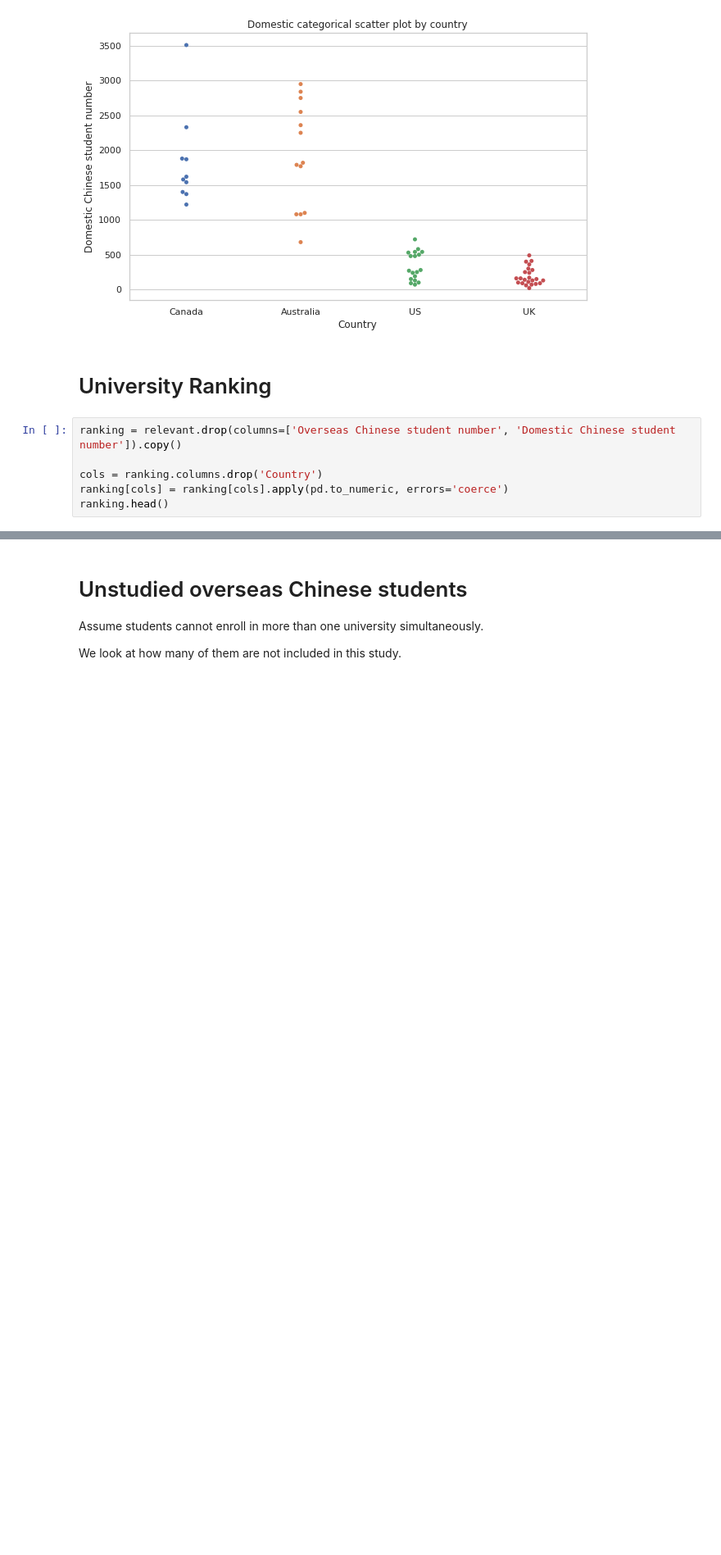
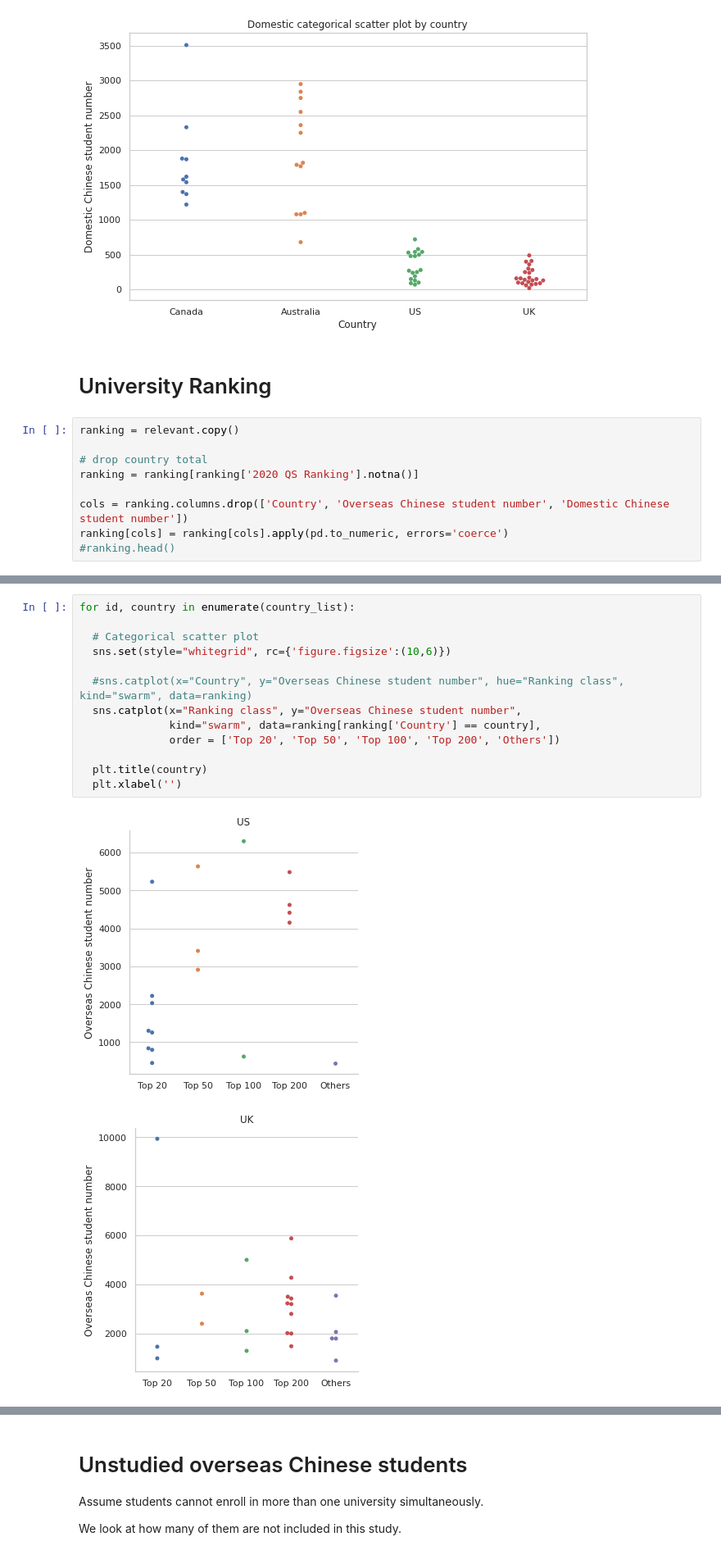
Before and after one commit to AndyYFTao/EA-CLTP-DataAnalysis, a Jupyter notebook: CLTP Guidance Program Data Analysis.ipynb, the cells around one changed output, grey strips where cells are left out. Shown at 82% size. Drawn from its saved outputs; the diff is of its cells as text; blank space fills up the shorter version.

```diff
--- a/CLTP Guidance Program Data Analysis.ipynb
+++ b/CLTP Guidance Program Data Analysis.ipynb
@@ -214,8 +214,11 @@ Text(0.5, 1.0, 'Domestic categorical scatter plot by country')
 # %% [markdown]
 # University Ranking
 # %%
-ranking = relevant.drop(columns=['Overseas Chinese student number', 'Domestic Chinese student number']).copy()
+ranking = relevant.copy()
 
-cols = ranking.columns.drop('Country')
+# drop country total
+ranking = ranking[ranking['2020 QS Ranking'].notna()]
+
+cols = ranking.columns.drop(['Country', 'Overseas Chinese student number', 'Domestic Chinese student number'])
 ranking[cols] = ranking[cols].apply(pd.to_numeric, errors='coerce')
-ranking.head()
+#ranking.head()
@@ -229,0 +287,16 @@ ranking.head()
+# %%
+for id, country in enumerate(country_list):
+
+  # Categorical scatter plot
+  sns.set(style="whitegrid", rc={'figure.figsize':(10,6)})
+
+  #sns.catplot(x="Country", y="Overseas Chinese student number", hue="Ranking class", kind="swarm", data=ranking)
+  sns.catplot(x="Ranking class", y="Overseas Chinese student number",
+              kind="swarm", data=ranking[ranking['Country'] == country],
+              order = ['Top 20', 'Top 50', 'Top 100', 'Top 200', 'Others'])
+
+  plt.title(country)
+  plt.xlabel('')
+# %% [output]
+[figure, added]
+[figure, added]
```
Also changed, not shown: parts of 6 cells of this notebook.
